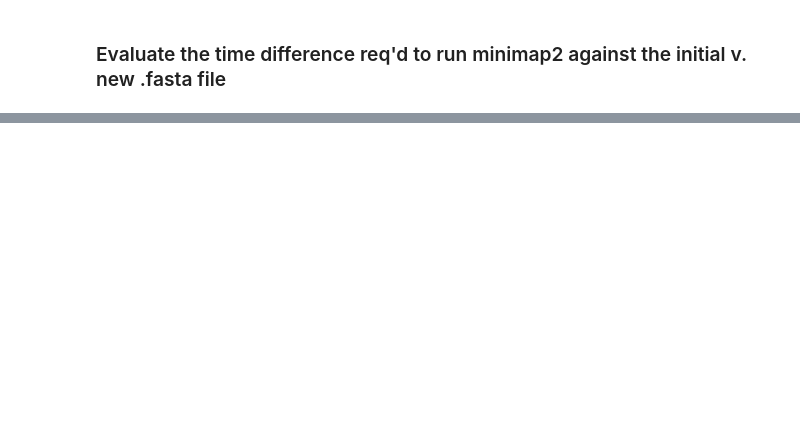
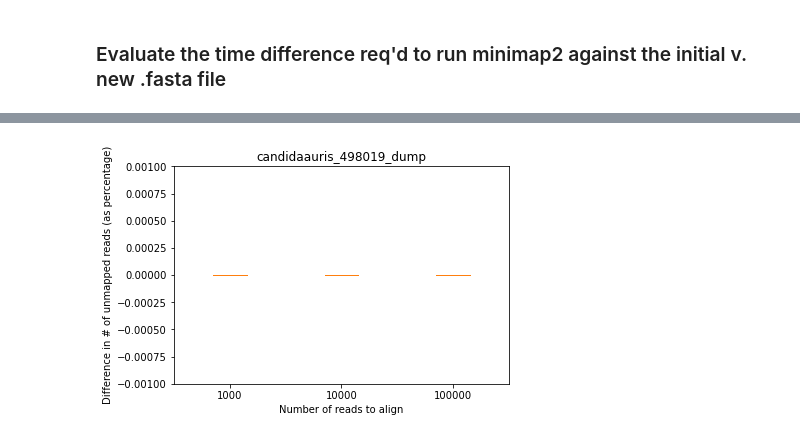
Before and after one commit to katrinakalantar/ncbi-compress-experiments, a Jupyter notebook: experiment-5/Compare Alignment Times pre- and post- clustering.ipynb, the cells around one changed output, grey strips where cells are left out. Saved outputs shown, nothing was run; the diff lists cells and outputs as text; code cells hidden in the pictures; blank space fills up the shorter version.

Commit message:
updates to experiment notebooks

```diff
--- a/experiment-5/Compare Alignment Times pre- and post- clustering.ipynb
+++ b/experiment-5/Compare Alignment Times pre- and post- clustering.ipynb
@@ -14,14 +14,16 @@ import seaborn as sns
 # take the outputs of experiment-4 -- {this_dump}.fasta and {this_dump}.new.fasta -- and use these
 # this cell will maintain parity with the dumps generated for experiment-4
 
-this_dump = "../experiment-4/moraxellacatarhalis_29497_dump"
-
-#this_dump = "../experiment-4/candidaauris_498019_dump"
+#this_dump = "../experiment-4/moraxellacatarhalis_29497_dump"
+#this_dump = "../experiment-4/chkv_txid37124_dump"
 #this_dump = "../experiment-4/rhinovirusc_463676_dump"
-#this_dump = "../experiment-4/chkv_txid37124_dump"
+this_dump = "../experiment-4/candidaauris_498019_dump"
 
 # additionally, set a reference genome from which to simulate reads for this organism
-this_genome = "refs_to_simulate_reads_from/moraxellacatarhalis_NZ_CP018059.fasta"
+#this_genome = "refs_to_simulate_reads_from/moraxellacatarhalis_NZ_CP018059.fasta"
+#this_genome = "refs_to_simulate_reads_from/chikungunya_virus_NC_004162.2.fasta"
+#this_genome = "refs_to_simulate_reads_from/rhinovirus_c_NC_038878.1.fasta"
+this_genome = "refs_to_simulate_reads_from/GCF_002775015.1_Cand_auris_B11221_V1_genomic.fasta"
 # %%
 def mutate_sequence(sequence, pid):
     '''
@@ -78,7 +80,7 @@ max_size = 1000000
 # %%
 metric_collection = {}
 
-simulated_input_sizes = [1000, 10000, 100000, 1000000]
+simulated_input_sizes = [1000, 10000, 100000]#, 1000000]
 total_iterations = 5
 
 # attempt to speed things up by creating the index just once at the outset
@@ -191,0 +198,16 @@ plt.show()
+# %%
+# FOR FUTURE USE -- MAKE A BOXPLOR OF THE metric_collection data
+
+time_dict = dict(zip(simulated_input_sizes, [metric_collection[i]['unmapped_diff'] for i in simulated_input_sizes]))
+
+labels, data = time_dict.keys(), time_dict.values()
+
+plt.boxplot(data)
+plt.xticks(range(1, len(labels) + 1), labels)
+plt.ylabel('Difference in # of unmapped reads (as percentage)')
+plt.xlabel('Number of reads to align')
+plt.ylim(-.001,.001)
+plt.title(this_dump.split('/')[-1])
+plt.show()
+# %% [output]
+[figure, added]
```
Also changed, not shown: parts of 5 cells of this notebook, 2 other files.
